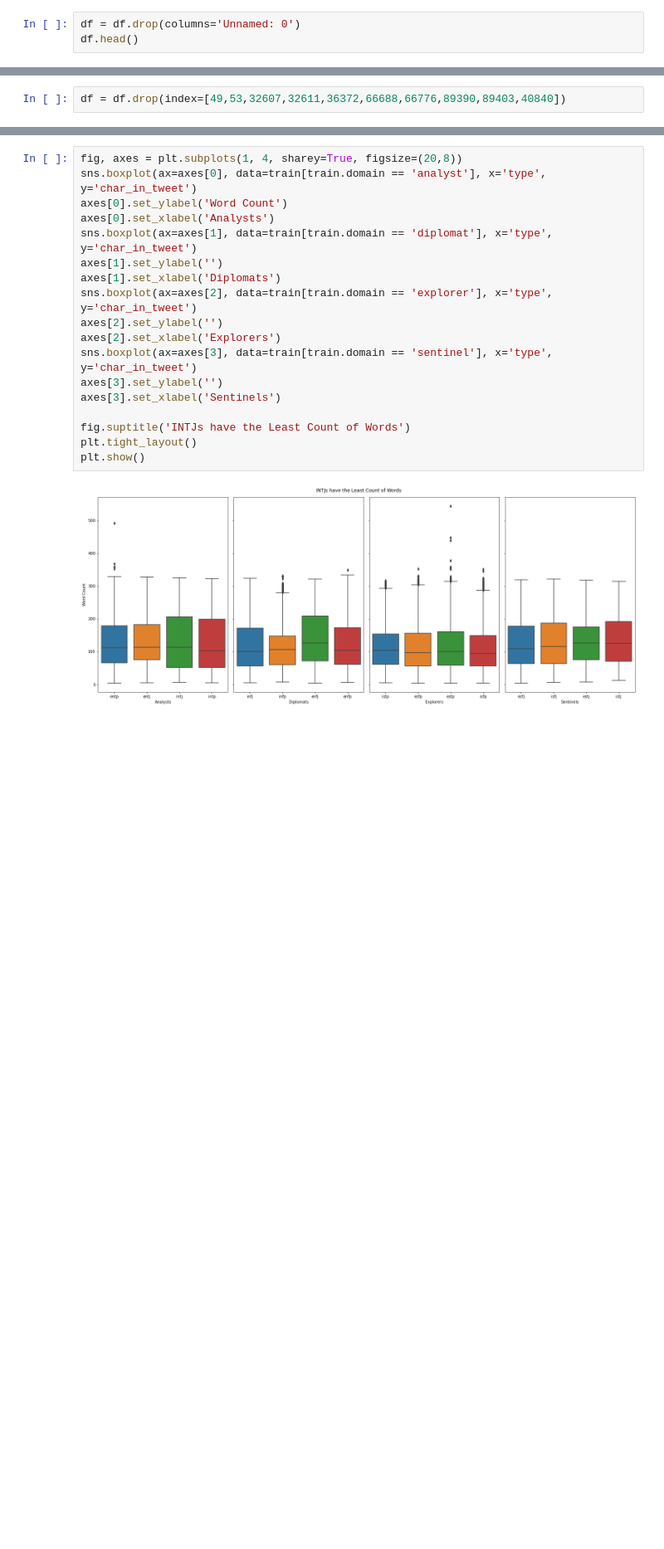
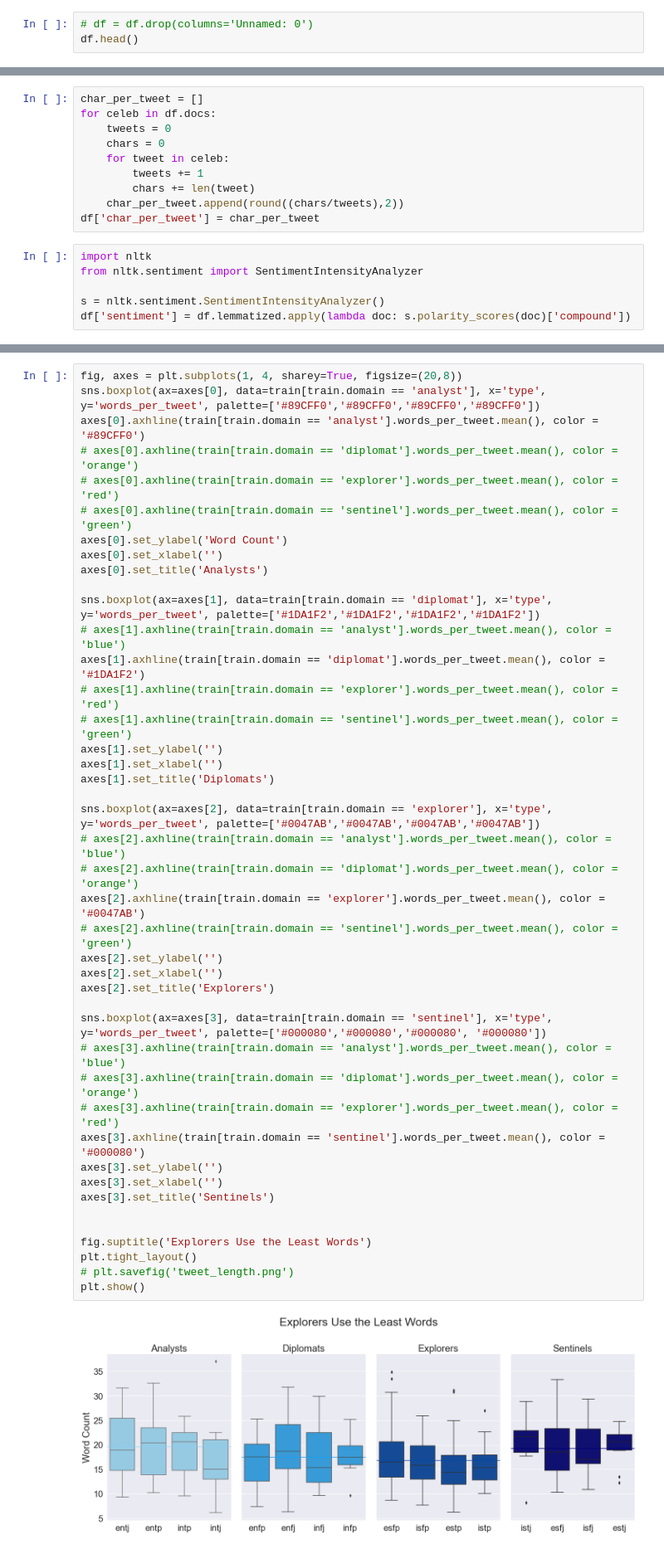
Before and after one commit to twitter-personality-predictor/capstone-project, a Jupyter notebook: morgan/morgan_explore_v2.ipynb, the cells around one changed output, grey strips where cells are left out. Shown: that part at 83% size. Drawn from its saved outputs; the diff is of its cells as text; blank space fills up the shorter version.

```diff
--- a/morgan/morgan_explore_v2.ipynb
+++ b/morgan/morgan_explore_v2.ipynb
@@ -10,4 +11,4 @@ df = pd.read_csv('clean_tweet_data.csv')
 # %%
-df = df.drop(columns='Unnamed: 0')
+# df = df.drop(columns='Unnamed: 0')
 df.head()
 # %% [output]
@@ -39,3 +40 @@ Pink                  1
 Name: type, dtype: int64
-# %%
-df = df.drop(index=[49,53,32607,32611,36372,66688,66776,89390,89403,40840])
@@ -41,0 +60,16 @@ df = df.drop(index=[49,53,32607,32611,36372,66688,66776,89390,89403,40840])
+# %%
+char_per_tweet = []
+for celeb in df.docs:
+    tweets = 0
+    chars = 0
+    for tweet in celeb:
+        tweets += 1
+        chars += len(tweet)
+    char_per_tweet.append(round((chars/tweets),2))
+df['char_per_tweet'] = char_per_tweet
+# %%
+import nltk
+from nltk.sentiment import SentimentIntensityAnalyzer
+
+s = nltk.sentiment.SentimentIntensityAnalyzer()
+df['sentiment'] = df.lemmatized.apply(lambda doc: s.polarity_scores(doc)['compound'])
@@ -191,20 +236,45 @@ plt.show()
 # %%
 fig, axes = plt.subplots(1, 4, sharey=True, figsize=(20,8))
-sns.boxplot(ax=axes[0], data=train[train.domain == 'analyst'], x='type', y='char_in_tweet')
+sns.boxplot(ax=axes[0], data=train[train.domain == 'analyst'], x='type', y='words_per_tweet', palette=['#89CFF0','#89CFF0','#89CFF0','#89CFF0'])
+axes[0].axhline(train[train.domain == 'analyst'].words_per_tweet.mean(), color = '#89CFF0')
+# axes[0].axhline(train[train.domain == 'diplomat'].words_per_tweet.mean(), color = 'orange')
+# axes[0].axhline(train[train.domain == 'explorer'].words_per_tweet.mean(), color = 'red')
+# axes[0].axhline(train[train.domain == 'sentinel'].words_per_tweet.mean(), color = 'green')
 axes[0].set_ylabel('Word Count')
-axes[0].set_xlabel('Analysts')
-sns.boxplot(ax=axes[1], data=train[train.domain == 'diplomat'], x='type', y='char_in_tweet')
+axes[0].set_xlabel('')
+axes[0].set_title('Analysts')
+
+sns.boxplot(ax=axes[1], data=train[train.domain == 'diplomat'], x='type', y='words_per_tweet', palette=['#1DA1F2','#1DA1F2','#1DA1F2','#1DA1F2'])
+# axes[1].axhline(train[train.domain == 'analyst'].words_per_tweet.mean(), color = 'blue')
+axes[1].axhline(train[train.domain == 'diplomat'].words_per_tweet.mean(), color = '#1DA1F2')
+# axes[1].axhline(train[train.domain == 'explorer'].words_per_tweet.mean(), color = 'red')
+# axes[1].axhline(train[train.domain == 'sentinel'].words_per_tweet.mean(), color = 'green')
 axes[1].set_ylabel('')
-axes[1].set_xlabel('Diplomats')
-sns.boxplot(ax=axes[2], data=train[train.domain == 'explorer'], x='type', y='char_in_tweet')
+axes[1].set_xlabel('')
+axes[1].set_title('Diplomats')
+
+sns.boxplot(ax=axes[2], data=train[train.domain == 'explorer'], x='type', y='words_per_tweet', palette=['#0047AB','#0047AB','#0047AB','#0047AB'])
+# axes[2].axhline(train[train.domain == 'analyst'].words_per_tweet.mean(), color = 'blue')
+# axes[2].axhline(train[train.domain == 'diplomat'].words_per_tweet.mean(), color = 'orange')
+axes[2].axhline(train[train.domain == 'explorer'].words_per_tweet.mean(), color = '#0047AB')
+# axes[2].axhline(train[train.domain == 'sentinel'].words_per_tweet.mean(), color = 'green')
 axes[2].set_ylabel('')
-axes[2].set_xlabel('Explorers')
-sns.boxplot(ax=axes[3], data=train[train.domain == 'sentinel'], x='type', y='char_in_tweet')
+axes[2].set_xlabel('')
+axes[2].set_title('Explorers')
+
+sns.boxplot(ax=axes[3], data=train[train.domain == 'sentinel'], x='type', y='words_per_tweet', palette=['#000080','#000080','#000080', '#000080'])
+# axes[3].axhline(train[train.domain == 'analyst'].words_per_tweet.mean(), color = 'blue')
+# axes[3].axhline(train[train.domain == 'diplomat'].words_per_tweet.mean(), color = 'orange')
+# axes[3].axhline(train[train.domain == 'explorer'].words_per_tweet.mean(), color = 'red')
+axes[3].axhline(train[train.domain == 'sentinel'].words_per_tweet.mean(), color = '#000080')
 axes[3].set_ylabel('')
-axes[3].set_xlabel('Sentinels')
+axes[3].set_xlabel('')
+axes[3].set_title('Sentinels')
 
-fig.suptitle('INTJs have the Least Count of Words')
+
+fig.suptitle('Explorers Use the Least Words')
 plt.tight_layout()
+# plt.savefig('tweet_length.png')
 plt.show()
 # %% [output]
-[figure, old version]
+[figure, new version]
```
Also changed, not shown: parts of 35 cells of this notebook, 8 other files.
